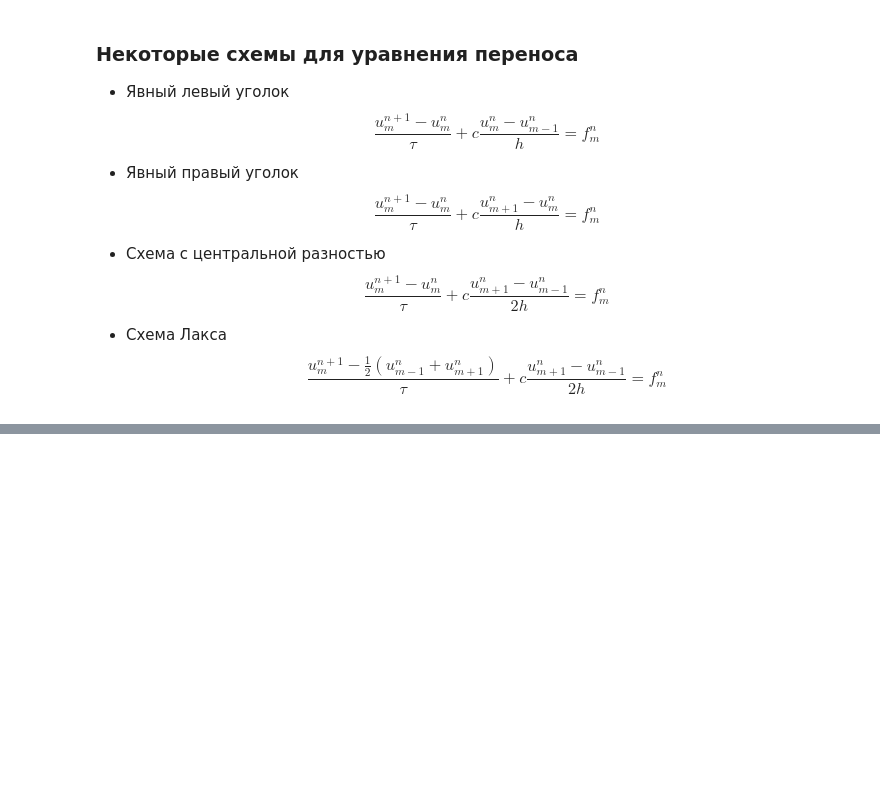
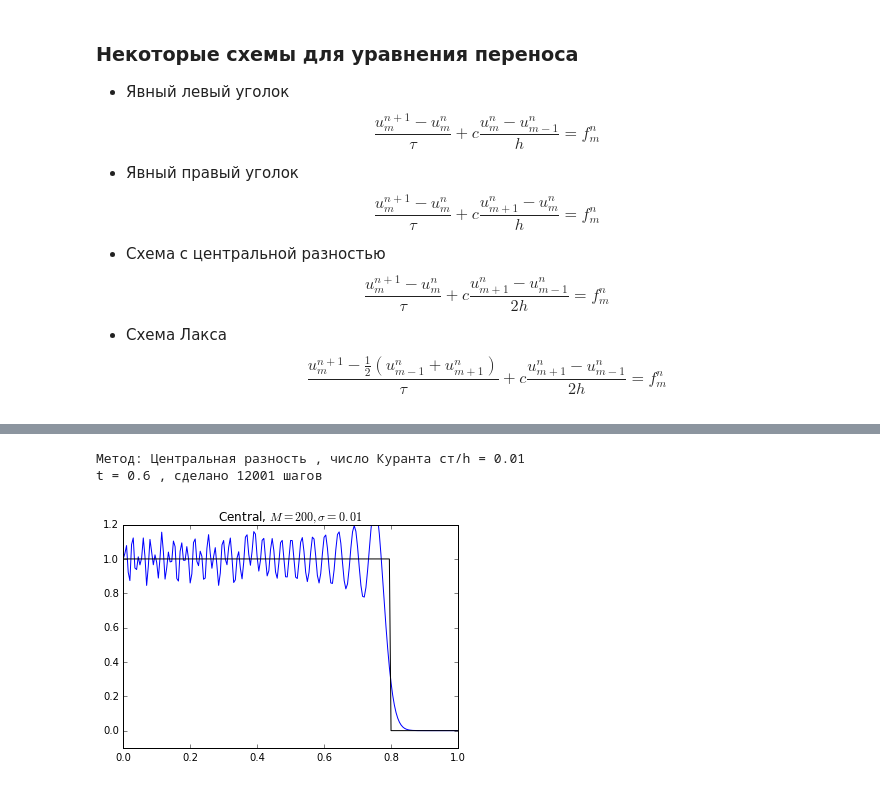
Before and after one commit to CompMathGroup/compmath-slides, a Jupyter notebook: jupyter-slides/12-Advection/Advection.ipynb, the cells around one changed output, grey strips where cells are left out. Cells and saved outputs as stored; diff of their text form; code cells hidden in the pictures; blank space fills up the shorter version.

```diff
--- a/jupyter-slides/12-Advection/Advection.ipynb
+++ b/jupyter-slides/12-Advection/Advection.ipynb
@@ -121 +141,13 @@ def g(t): # Левое граничное условие
+# %%
+# Схему с центральной разностью можно считать устойчивой при
+# выполнении условия т=O(h^2), то есть при малых числах Куранта
+X, u = solve_advection(step, g, central, courant=0.01, verbose=True)
+plt.plot(X, u)
+plt.plot(X, step(X - 0.6), 'k', label='exact solution')
+plt.ylim(-0.1, 1.2)
+plt.title('Central, $M = 200, \sigma=0.01$'); plt.show()
+# %% [output]
+Метод: Центральная разность , число Куранта cт/h = 0.01
+t = 0.6 , сделано 12001 шагов
+[figure, added]
 # %%
```
Also changed, not shown: parts of 23 cells of this notebook.
